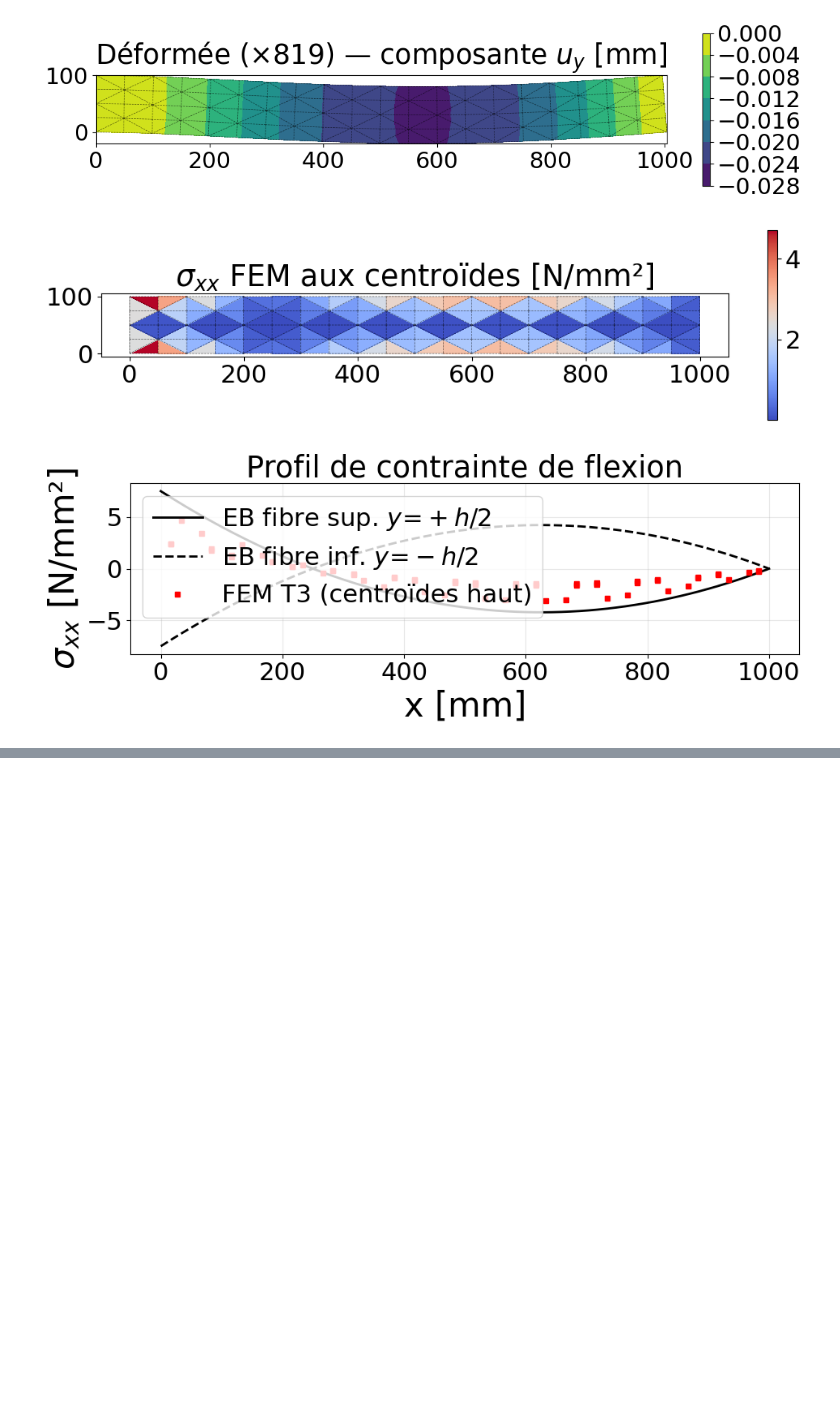
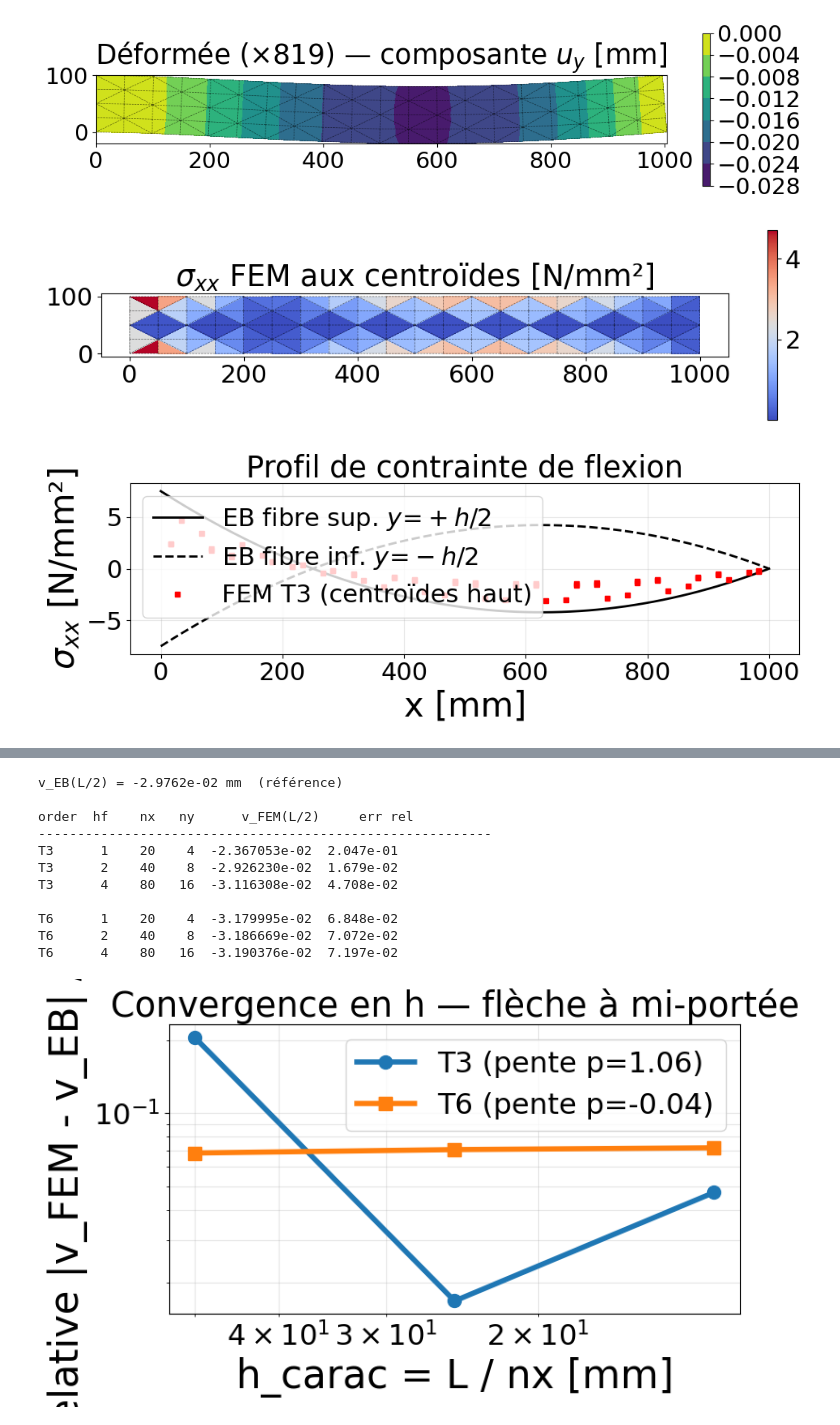
Before and after one commit to hugogebel-boop/mnss-projet-flexion, a Jupyter notebook: Projet5_Flexion.ipynb, the cells around one changed output, grey strips where cells are left out. Cells and saved outputs as stored; diff of their text form; code cells hidden in the pictures; blank space fills up the shorter version.

```diff
--- a/Projet5_Flexion.ipynb
+++ b/Projet5_Flexion.ipynb
@@ -919,0 +947,76 @@ plt.show()
+# %%
+def solve_beam_with(order, nx, ny, L=None, h=None):
+    """Variante paramétrable de solve_beam (utilisée par toutes les études Phase 5)."""
+    L = L if L is not None else GEOM["L"]
+    h = h if h is not None else GEOM["h"]
+    coords, conn = build_beam_mesh(L=L, h=h, nx=nx, ny=ny, order=order)
+    K        = assemblerMatriceRigidite(conn, coords)
+    F        = calculerF(coords, conn, L=L, h=h)
+    blocages = calculerBlocages(coords, L=L, h=h)
+    libres   = ~blocages
+    u = np.zeros(coords.shape[0] * 2)
+    u[libres] = np.linalg.solve(K[np.ix_(libres, libres)], F[libres])
+    return coords, conn, u, K, blocages
+
+
+def fleche_mid(coords, u, L, h):
+    """v(L/2, h/2) — nœud le plus proche du centre de la poutre."""
+    target = np.array([L/2, h/2])
+    idx = int(np.argmin(np.linalg.norm(coords - target, axis=1)))
+    return float(u[2*idx + 1])
+
+
+# Convergence h limitée à hf<=4 : K est dense ici, hf=8 T6 demande 13 GiB.
+# Pour aller plus loin il faudrait scipy.sparse au moment de l'assemblage.
+h_factors = [hf for hf in CONVERGENCE["h_levels"] if hf <= 4]
+
+L_b, h_b = GEOM["L"], GEOM["h"]
+EI_b     = MAT["E"] * GEOM["thickness"] * h_b**3 / 12
+q_lin    = LOAD["q_total"] / L_b
+v_eb_mid = -q_lin * L_b**4 / (192 * EI_b)
+
+print(f"v_EB(L/2) = {v_eb_mid:+.4e} mm  (référence)\n")
+print(f"{'order':<5} {'hf':>3}  {'nx':>4} {'ny':>4}  {'v_FEM(L/2)':>14}  {'err rel':>10}")
+print("-" * 58)
+
+results = {1: [], 2: []}
+for order in (1, 2):
+    for hf in h_factors:
+        nx = MESH["n_elem_L"] * hf
+        ny = MESH["n_elem_h"] * hf
+        coords, conn, u, *_ = solve_beam_with(order, nx, ny)
+        v   = fleche_mid(coords, u, L_b, h_b)
+        err = abs(v - v_eb_mid) / abs(v_eb_mid)
+        results[order].append((nx, ny, v, err))
+        print(f"T{3 if order==1 else 6}    {hf:>3}  {nx:>4} {ny:>4}  "
+              f"{v:+.6e}  {err:.3e}")
+    print()
+
+# Plot log-log + estimation de la pente par moindres carrés
+plt.figure(figsize=(8, 5))
+for order, marker, label in [(1, "o", "T3"), (2, "s", "T6")]:
+    h_carac = np.array([L_b / r[0] for r in results[order]])
+    errs    = np.array([r[3]        for r in results[order]])
+    p, b    = np.polyfit(np.log(h_carac), np.log(errs), 1)
+    plt.loglog(h_carac, errs, marker + "-", label=f"{label} (pente p={p:.2f})")
+plt.gca().invert_xaxis()                          # h diminue vers la droite
+plt.xlabel("h_carac = L / nx [mm]")
+plt.ylabel("err relative |v_FEM - v_EB| / |v_EB|")
+plt.title("Convergence en h — flèche à mi-portée")
+plt.grid(True, which="both", alpha=0.3)
+plt.legend()
+plt.tight_layout()
+plt.show()
+# %% [output]
+v_EB(L/2) = -2.9762e-02 mm  (référence)
+
+order  hf    nx   ny      v_FEM(L/2)     err rel
+----------------------------------------------------------
+T3      1    20    4  -2.367053e-02  2.047e-01
+T3      2    40    8  -2.926230e-02  1.679e-02
+T3      4    80   16  -3.116308e-02  4.708e-02
+
+T6      1    20    4  -3.179995e-02  6.848e-02
+T6      2    40    8  -3.186669e-02  7.072e-02
+T6      4    80   16  -3.190376e-02  7.197e-02
+[figure, added]
```
Also changed, not shown: parts of 12 cells of this notebook.
